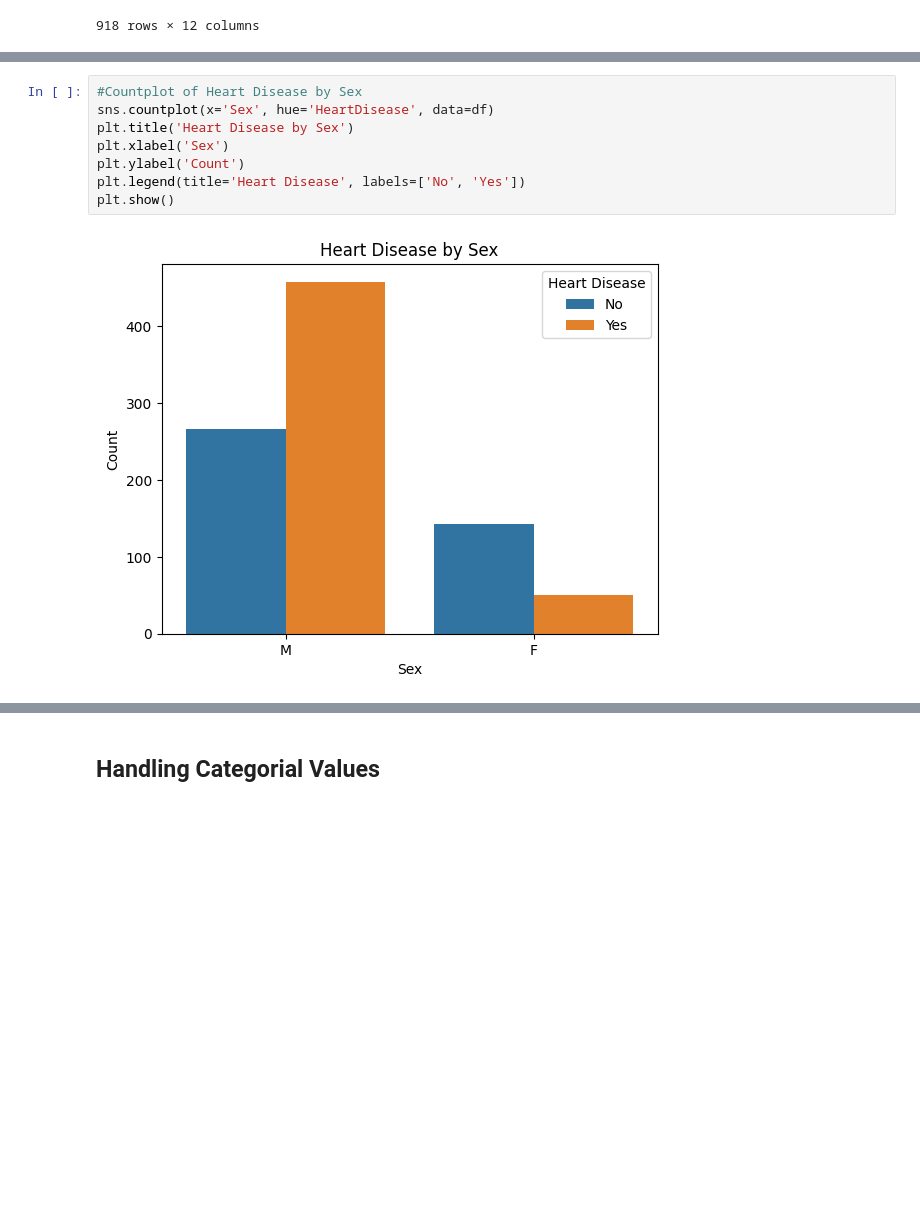
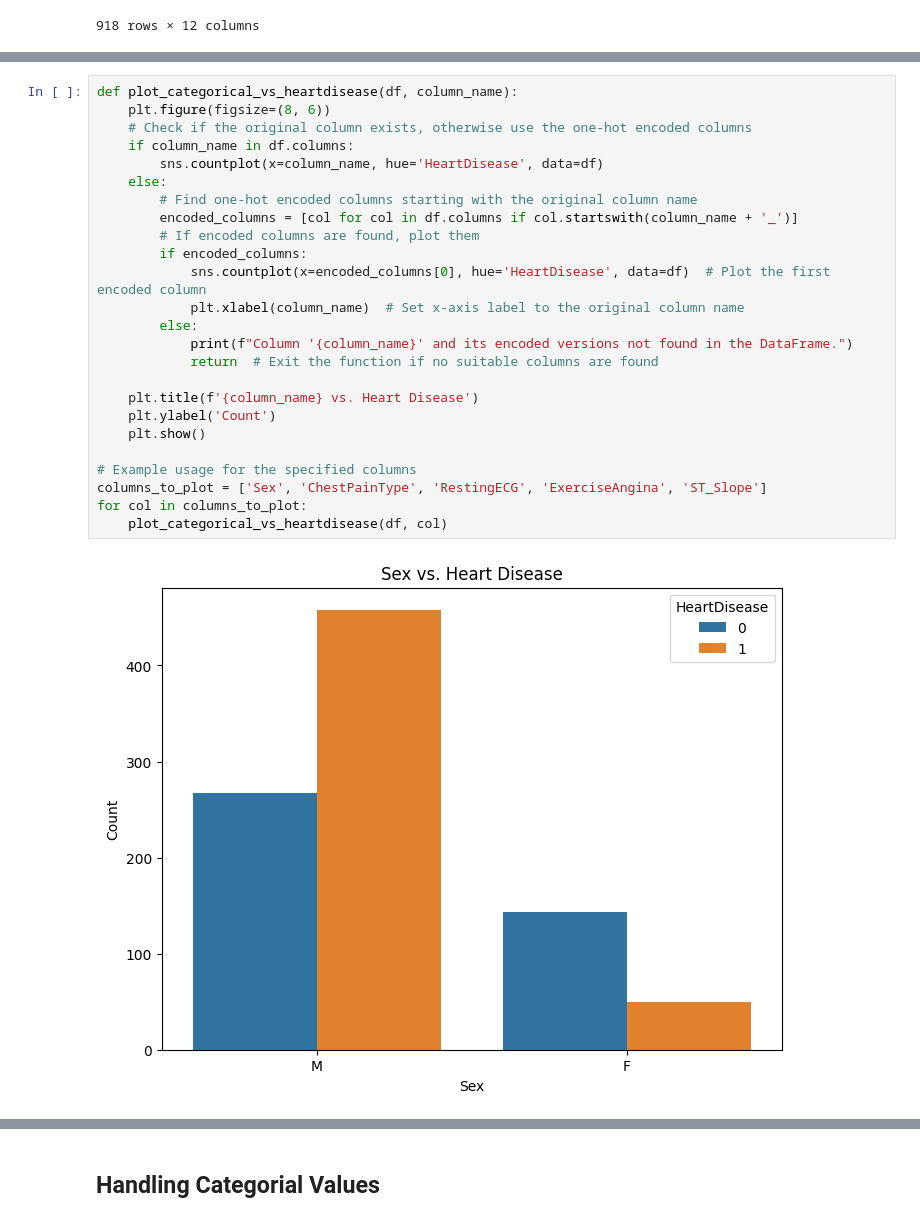
Before and after one commit to dsarma29/Portfolio-Projects, a Jupyter notebook: heart_disease_prediction/heartdiseaseprediction.ipynb, the cells around one changed output, grey strips where cells are left out. Drawn from its saved outputs; the diff is of its cells as text; blank space fills up the shorter version.

```diff
--- a/heart_disease_prediction/heartdiseaseprediction.ipynb
+++ b/heart_disease_prediction/heartdiseaseprediction.ipynb
@@ -174,10 +164,27 @@ plt.show()
-# %%
-#Countplot of Heart Disease by Sex
-sns.countplot(x='Sex', hue='HeartDisease', data=df)
-plt.title('Heart Disease by Sex')
-plt.xlabel('Sex')
-plt.ylabel('Count')
-plt.legend(title='Heart Disease', labels=['No', 'Yes'])
-plt.show()
-# %% [output]
-[figure, removed]
+# %%
+def plot_categorical_vs_heartdisease(df, column_name):
+    plt.figure(figsize=(8, 6))
+    # Check if the original column exists, otherwise use the one-hot encoded columns
+    if column_name in df.columns:
+        sns.countplot(x=column_name, hue='HeartDisease', data=df)
+    else:
+        # Find one-hot encoded columns starting with the original column name
+        encoded_columns = [col for col in df.columns if col.startswith(column_name + '_')]
+        # If encoded columns are found, plot them
+        if encoded_columns:
+            sns.countplot(x=encoded_columns[0], hue='HeartDisease', data=df)  # Plot the first encoded column
+            plt.xlabel(column_name)  # Set x-axis label to the original column name
+        else:
+            print(f"Column '{column_name}' and its encoded versions not found in the DataFrame.")
+            return  # Exit the function if no suitable columns are found
+
+    plt.title(f'{column_name} vs. Heart Disease')
+    plt.ylabel('Count')
+    plt.show()
+
+# Example usage for the specified columns
+columns_to_plot = ['Sex', 'ChestPainType', 'RestingECG', 'ExerciseAngina', 'ST_Slope']
+for col in columns_to_plot:
+    plot_categorical_vs_heartdisease(df, col)
+# %% [output]
+[figure, added]
```
Also changed, not shown: parts of 14 cells of this notebook.
